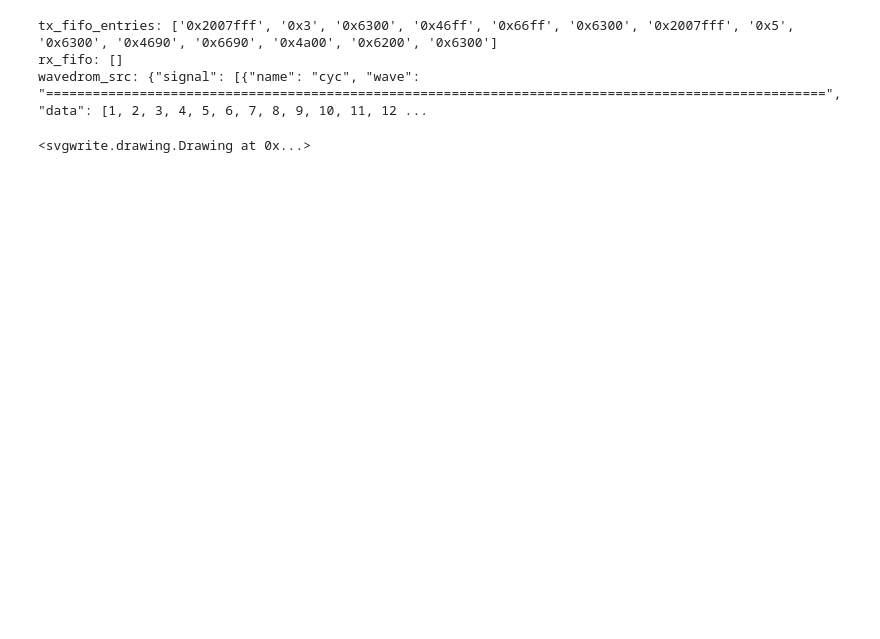
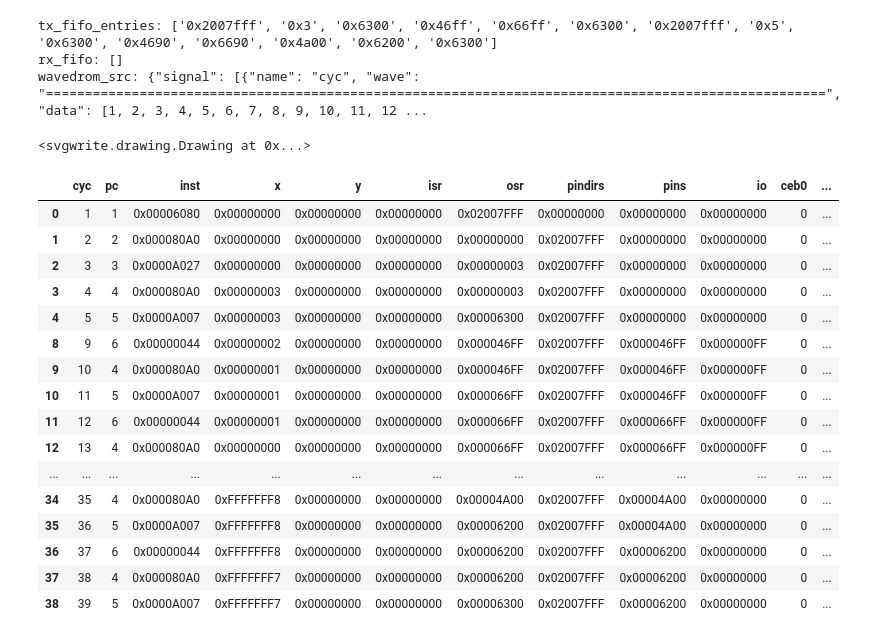
Before and after one commit to wipeseals/broccoli, a Jupyter notebook: misc/pio-nandio/pio-nandio.ipynb, the cells around one changed output. Cells and saved outputs as stored; diff of their text form; code cells hidden in the pictures; blank space fills up the shorter version.

```diff
--- a/misc/pio-nandio/pio-nandio.ipynb
+++ b/misc/pio-nandio/pio-nandio.ipynb
@@ -240,6 +293,7 @@ def emulate_pio(
 from typing import List, Optional
 import pandas as pd
 from enum import Enum
+from IPython.display import display
 
 
 class NandPinAssign(Enum):
@@ -330,7 +384,7 @@ def get_ceb0_pin_state(select_cs: Optional[int] = None) -> int:
 # PIO Assembler
 program = """
 .program pio-nandio-readid
-wrap_target:
+.wrap_target
     ; tx fifo -> pindirs: for pindir
     pull block
     out pindirs, 32
@@ -344,7 +398,7 @@ bitbang_loop:
     pull block
     mov pins, osr
     jmp x-- bitbang_loop
-wrap:
+.wrap
 """
 
 tx_fifo_entries = [
@@ -387,31 +441,49 @@ tx_fifo_entries = [
     | bit_on(NandPinAssign.Cle.value)
     | bit_on(NandPinAssign.Web.value)
     | bit_on(NandPinAssign.Reb.value),
     # Address 00
     0x00
     | get_ceb0_pin_state(0)
     | bit_on(NandPinAssign.Ale.value)
     | bit_on(NandPinAssign.Reb.value),
     0x00
     | get_ceb0_pin_state(0)
     | bit_on(NandPinAssign.Web.value)
     | bit_on(NandPinAssign.Reb.value),
     # init pin state
     init_pin_state,
 ]
 
 result = emulate_pio(program, test_cycles=100, tx_fifo_entries=tx_fifo_entries)
 
 print(f"tx_fifo_entries: {[hex(x) for x in result.tx_fifo_entries]}")
 print(f"rx_fifo: {result.rx_fifo}")
 print(f"wavedrom_src: {result.wavedrom_src}")
 
 pd.set_option("display.max_rows", 100)
 pd.set_option("display.max_columns", 100)
 
-result.wave_svg
+display(result.wave_svg)
+display(result.run_states_df.query("cs_assert"))
 # %% [output]
 tx_fifo_entries: ['0x2007fff', '0x3', '0x6300', '0x46ff', '0x66ff', '0x6300', '0x2007fff', '0x5', '0x6300', '0x4690', '0x6690', '0x4a00', '0x6200', '0x6300']
 rx_fifo: []
 wavedrom_src: {"signal": [{"name": "cyc", "wave": "====================================================================================================", "data": [1, 2, 3, 4, 5, 6, 7, 8, 9, 10, 11, 12 ...
 <svgwrite.drawing.Drawing at 0x...>
+|  | cyc | pc | inst | x | y | isr | osr | pindirs | pins | io | ceb0 | ... |
+| 0 | 1 | 1 | 0x00006080 | 0x00000000 | 0x00000000 | 0x00000000 | 0x02007FFF | 0x00000000 | 0x00000000 | 0x00000000 | 0 | ... |
+| 1 | 2 | 2 | 0x000080A0 | 0x00000000 | 0x00000000 | 0x00000000 | 0x00000000 | 0x02007FFF | 0x00000000 | 0x00000000 | 0 | ... |
+| 2 | 3 | 3 | 0x0000A027 | 0x00000000 | 0x00000000 | 0x00000000 | 0x00000003 | 0x02007FFF | 0x00000000 | 0x00000000 | 0 | ... |
+| 3 | 4 | 4 | 0x000080A0 | 0x00000003 | 0x00000000 | 0x00000000 | 0x00000003 | 0x02007FFF | 0x00000000 | 0x00000000 | 0 | ... |
+| 4 | 5 | 5 | 0x0000A007 | 0x00000003 | 0x00000000 | 0x00000000 | 0x00006300 | 0x02007FFF | 0x00000000 | 0x00000000 | 0 | ... |
+| 8 | 9 | 6 | 0x00000044 | 0x00000002 | 0x00000000 | 0x00000000 | 0x000046FF | 0x02007FFF | 0x000046FF | 0x000000FF | 0 | ... |
+| 9 | 10 | 4 | 0x000080A0 | 0x00000001 | 0x00000000 | 0x00000000 | 0x000046FF | 0x02007FFF | 0x000046FF | 0x000000FF | 0 | ... |
+| 10 | 11 | 5 | 0x0000A007 | 0x00000001 | 0x00000000 | 0x00000000 | 0x000066FF | 0x02007FFF | 0x000046FF | 0x000000FF | 0 | ... |
+| 11 | 12 | 6 | 0x00000044 | 0x00000001 | 0x00000000 | 0x00000000 | 0x000066FF | 0x02007FFF | 0x000066FF | 0x000000FF | 0 | ... |
+| 12 | 13 | 4 | 0x000080A0 | 0x00000000 | 0x00000000 | 0x00000000 | 0x000066FF | 0x02007FFF | 0x000066FF | 0x000000FF | 0 | ... |
+| ... | ... | ... | ... | ... | ... | ... | ... | ... | ... | ... | ... | ... |
+| 34 | 35 | 4 | 0x000080A0 | 0xFFFFFFF8 | 0x00000000 | 0x00000000 | 0x00004A00 | 0x02007FFF | 0x00004A00 | 0x00000000 | 0 | ... |
+| 35 | 36 | 5 | 0x0000A007 | 0xFFFFFFF8 | 0x00000000 | 0x00000000 | 0x00006200 | 0x02007FFF | 0x00004A00 | 0x00000000 | 0 | ... |
+| 36 | 37 | 6 | 0x00000044 | 0xFFFFFFF8 | 0x00000000 | 0x00000000 | 0x00006200 | 0x02007FFF | 0x00006200 | 0x00000000 | 0 | ... |
+| 37 | 38 | 4 | 0x000080A0 | 0xFFFFFFF7 | 0x00000000 | 0x00000000 | 0x00006200 | 0x02007FFF | 0x00006200 | 0x00000000 | 0 | ... |
+| 38 | 39 | 5 | 0x0000A007 | 0xFFFFFFF7 | 0x00000000 | 0x00000000 | 0x00006300 | 0x02007FFF | 0x00006200 | 0x00000000 | 0 | ... |
```
Also changed, not shown: parts of 1 cell of this notebook.
